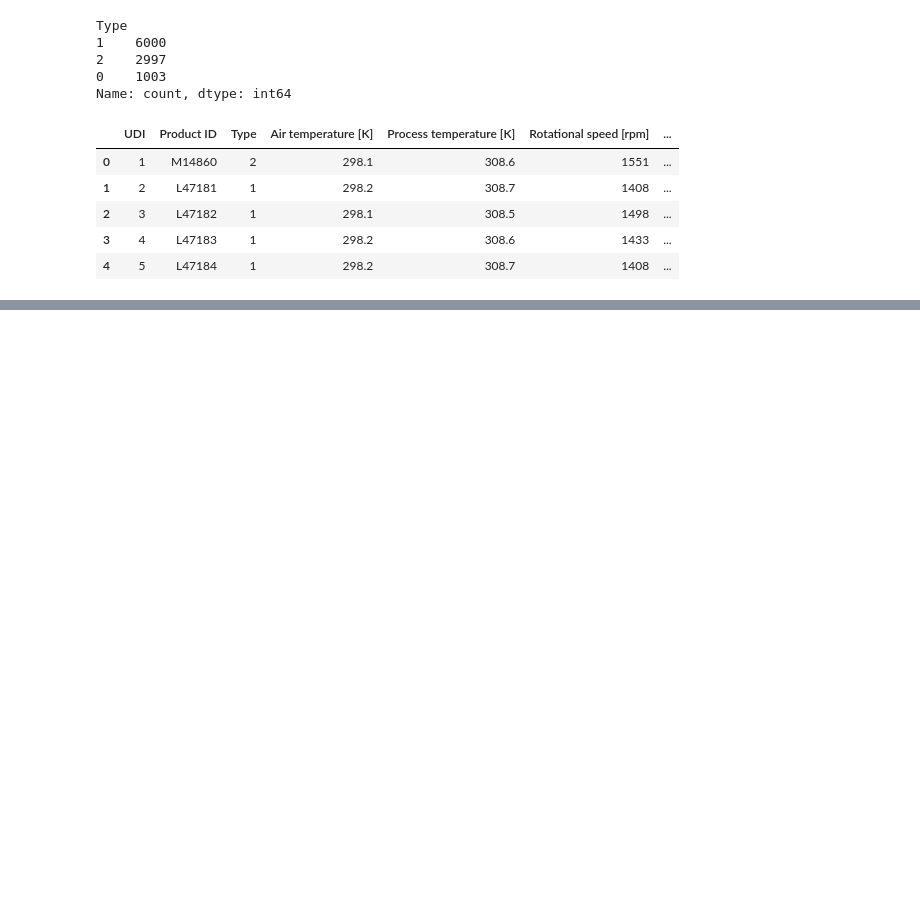
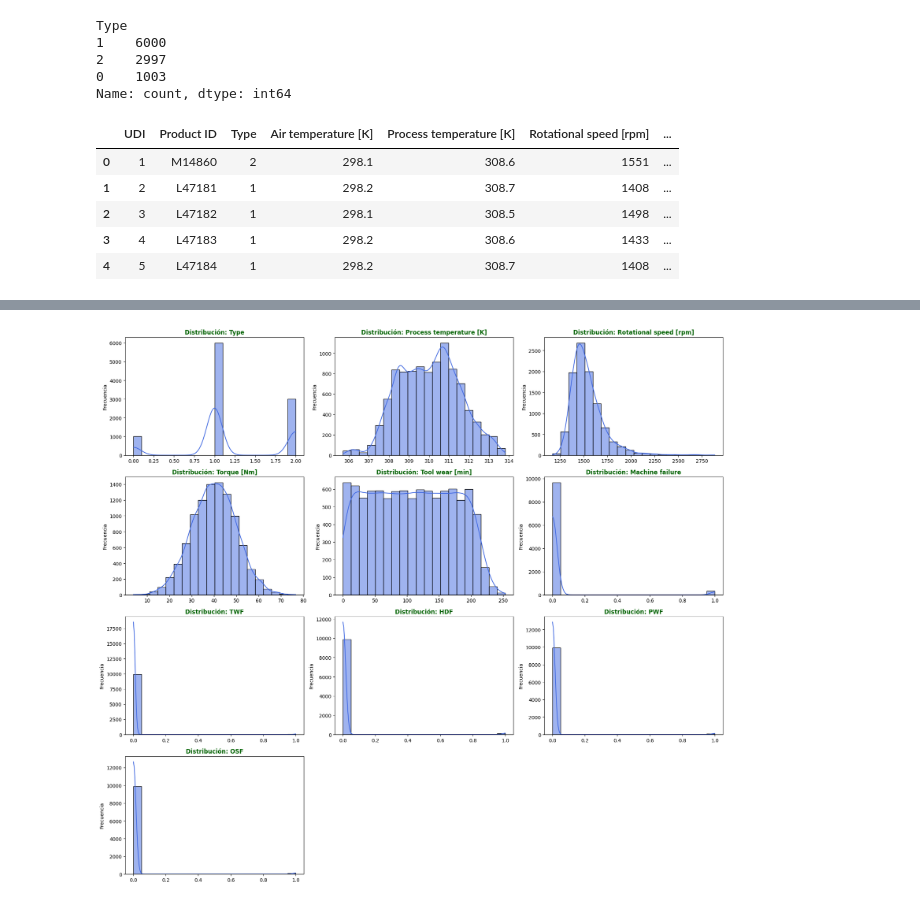
Before and after one commit to lufebe05/project_IA, a Jupyter notebook: notebooks/02_inicio_EDA.ipynb, the cells around one changed output, grey strips where cells are left out. Saved outputs shown, nothing was run; the diff lists cells and outputs as text; code cells hidden in the pictures; blank space fills up the shorter version.

```diff
--- a/notebooks/02_inicio_EDA.ipynb
+++ b/notebooks/02_inicio_EDA.ipynb
@@ -37,0 +219,7 @@ df.head()
+# %%
+# Se define una lista de las columnas a eliminar, excluyendo la columna 'type' por lo explicado anteriormente.
+variables_eliminar = ['UDI', 'RNF', 'Air temperature [K]']
+
+data = data.drop(columns=variables_eliminar)
+print("Columnas restantes en el dataset:")
+print('\n'.join(data.columns))
@@ -37,0 +238,34 @@ df.head()
+# %%
+import math
+
+# 1. Configuración de las columnas a graficar
+# Usamos todas las columnas de tu variable 'data'
+cols_to_plot = data.columns
+n_cols = 3  # Queremos 3 columnas de gráficos por fila
+n_rows = math.ceil(len(cols_to_plot) / n_cols)
+
+# 2. Creamos la figura y la cuadrícula de subplots
+# Ajustamos el tamaño (figsize) para que sea legible
+fig, axes = plt.subplots(n_rows, n_cols, figsize=(18, n_rows * 4))
+axes = axes.flatten()  # Aplanamos los ejes para iterar fácilmente
+
+# 3. Bucle para crear cada histograma con Seaborn
+for i, col_name in enumerate(cols_to_plot):
+    # Creamos el histograma con línea de densidad (KDE)
+    sns.histplot(data[col_name], bins=20, ax=axes[i], color='royalblue', kde=True)
+
+    # Personalización estética
+    axes[i].set_title(f"Distribución: {col_name}", fontsize=12, fontweight='bold', color='darkgreen')
+    axes[i].set_xlabel("") # Limpiamos el eje X para que no se vea saturado
+    axes[i].set_ylabel("Frecuencia")
+
+# 4. Limpieza de espacios vacíos
+# Si el número de columnas no es múltiplo de 3, eliminamos los cuadros sobrantes
+for j in range(i + 1, len(axes)):
+    fig.delaxes(axes[j])
+
+# 5. Ajuste final y mostrar
+plt.tight_layout()
+plt.show()
+# %% [output]
+[figure, added]
```
Also changed, not shown: parts of 62 cells of this notebook, 2 other files.
